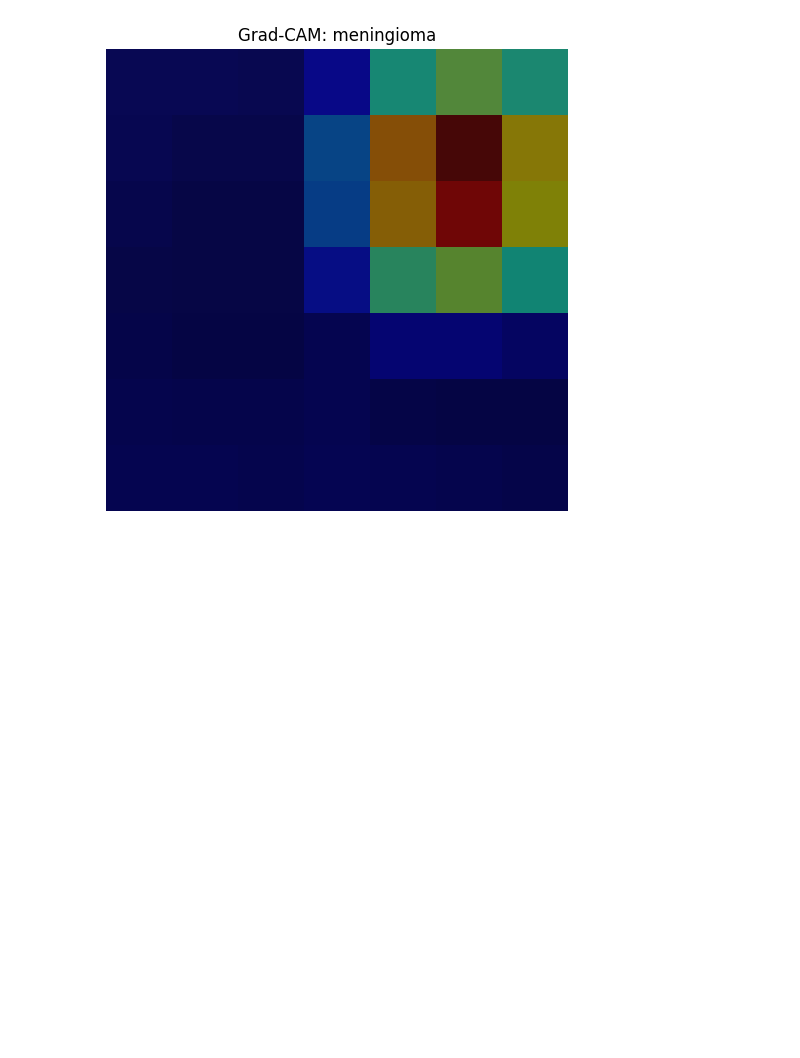
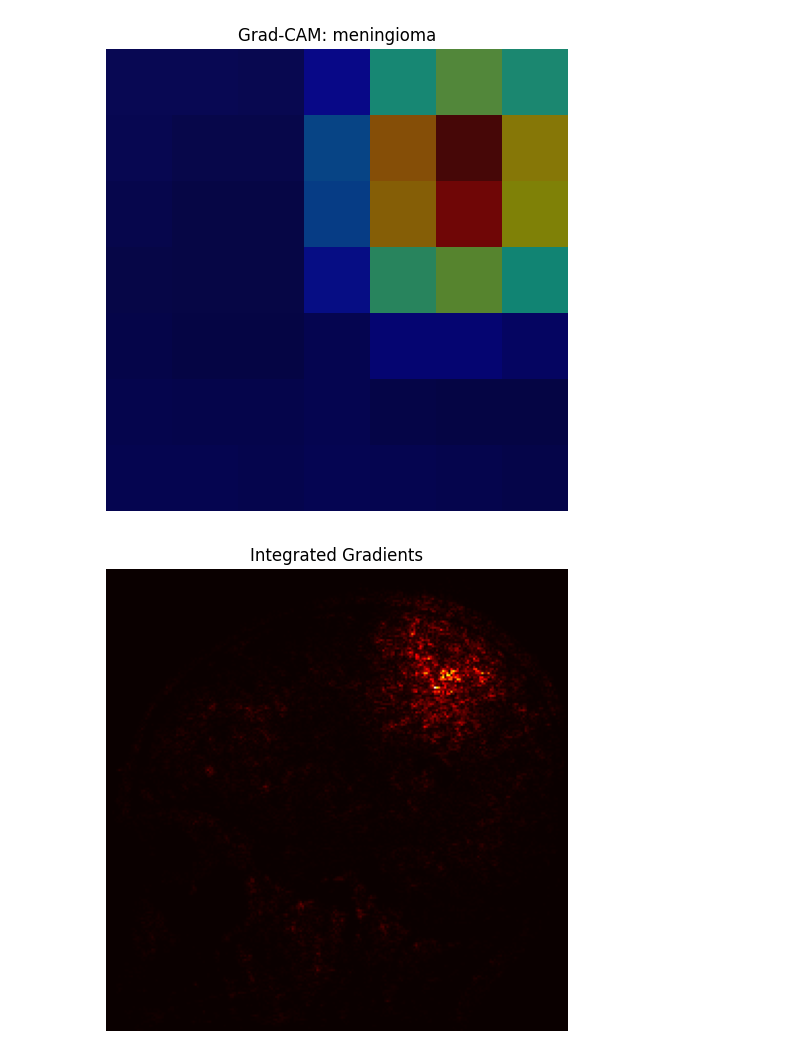
Before and after one commit to ccai2053/brisc2025-brain-tumor-project, a Jupyter notebook: notebooks/interpretability_demo.ipynb, the cells around one changed output. Cells and saved outputs as stored; diff of their text form; code cells hidden in the pictures; blank space fills up the shorter version.

```diff
--- a/notebooks/interpretability_demo.ipynb
+++ b/notebooks/interpretability_demo.ipynb
@@ -129,3 +129,22 @@ plt.axis("off")
 plt.show()
 # %% [output]
 [figure]
+# %%
+from captum.attr import IntegratedGradients
+
+ig = IntegratedGradients(model)
+
+attributions = ig.attribute(
+    correct_image,
+    target=correct_prediction.item()
+)
+# %%
+attr = attributions.squeeze().permute(1, 2, 0).detach().numpy()
+
+plt.figure(figsize=(6,6))
+plt.imshow(np.mean(np.abs(attr), axis=2), cmap="hot")
+plt.title("Integrated Gradients")
+plt.axis("off")
+plt.show()
+# %% [output]
+[figure, added]
```
Also changed, not shown: parts of 1 cell of this notebook.
